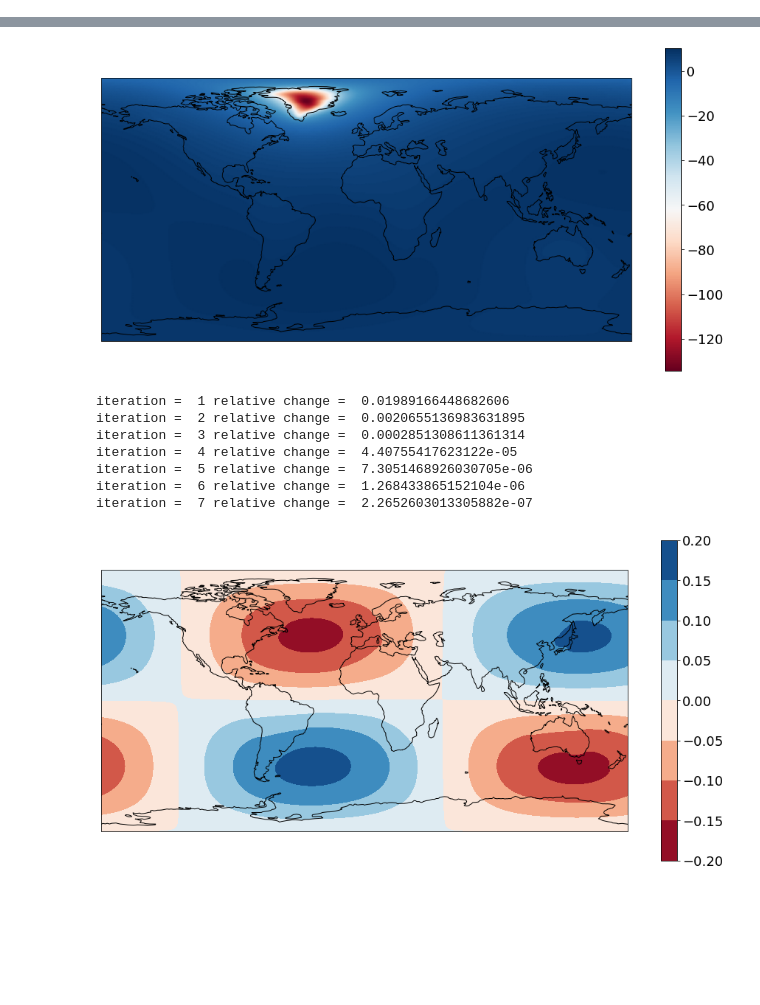
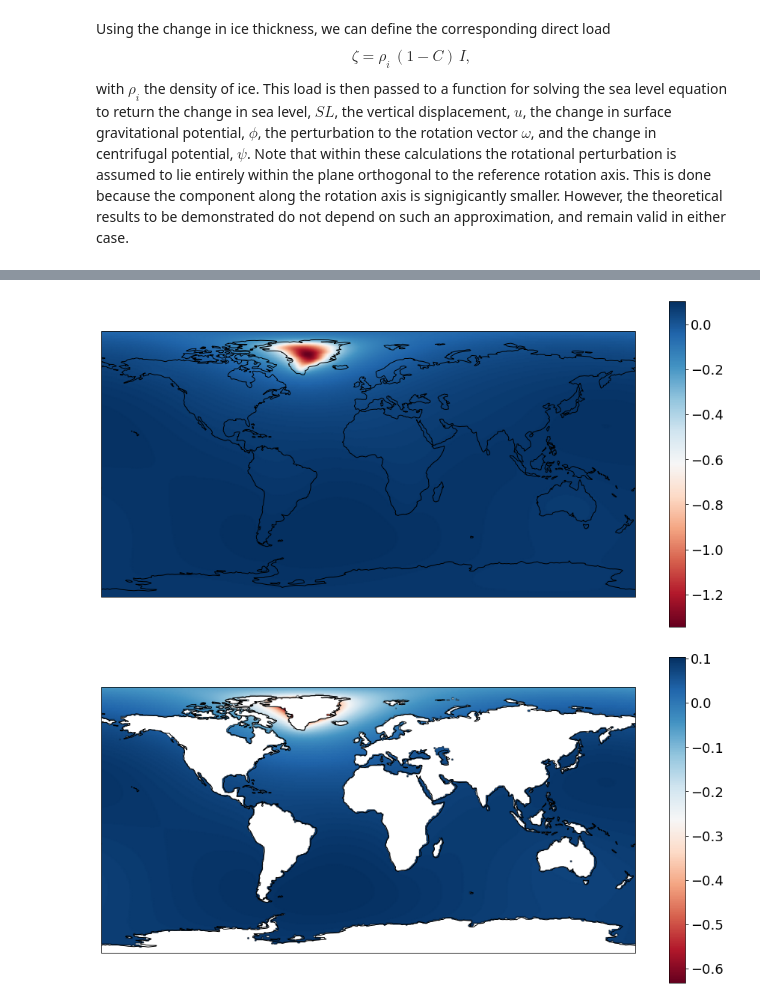
Before and after one commit to da380/SLReciprocityGJI, a Jupyter notebook: SL.ipynb, the cells around one changed output, grey strips where cells are left out. Cells and saved outputs as stored; diff of their text form; code cells hidden in the pictures; blank space fills up the shorter version.

```diff
--- a/SL.ipynb
+++ b/SL.ipynb
@@ -32,11 +70,6 @@ fraction of surface which is ocean =  0.712960233719624
 # %%
-# set covariance for a random field
-Q = SL.laplace_covariance(L,std = 1.,s = 2,mu = 0.1)
-
-# build a random melt geometry
-ice = SL.random_field(Q)*SL.ice_mask(sl0,ice0,0.)
-
-#ice = -1*SL.zero_southern_hemisphere(ice0)
+# set the change in ice thickness
+ice = -0.01*SL.zero_southern_hemisphere(ice0)
 
 # plot the result with suitable mask
 ice_mask = SL.ice_mask(sl0,ice0)
@@ -46,16 +79,21 @@ SL.plot(ice_mask*ice)
+# %% [markdown]
+Using the change in ice thickness, we can define the corresponding direct load
+\begin{equation}
+\zeta = \rho_{i} \,(1-C) \, I,
+\end{equation}
+with $\rho_{i}$ the density of ice. This load is then passed to a function for solving the sea level equation to return the change in sea level, $SL$, the vertical displacement, $u$, the change in surface gravitational potential, $\phi$, the perturbation to the rotation vector $\omega$, and the change in centrifugal potential, $\psi$. Note that within these calculations the rotational perturbation is assumed to lie entirely within the plane orthogonal to the reference rotation axis. This is done because the component along the rotation axis is signigicantly smaller. However, the theoretical results to be demonstrated do not depend on such an approximation, and remain valid in either case.
 # %%
 # set the direct load
 zeta   = SL.rhoi*(1-C)*ice
 
-# get uniform change
-slu = SL.bathtub(C,zeta)
+# solve the fingerprint problem
+sl,u,phi,om,psi = SL.fingerprint(C,zeta)
+ocean_mask = SL.ocean_mask(sl0,ice0)
 
-# solve the fingerprint problem
-sl,_,_,_,_ = SL.fingerprint(C,zeta)
-ocean_mask = SL.ocean_mask(sl0,ice0)
+# plot the result globally
 SL.plot(sl)
 
-sl2,_,_,_,_ = SL.fingerprint(C,zeta,rotation=False)
-
-SL.plot((sl-sl2)/slu,contour = True)
+# plot the result within the oceans only
+ocean_mask = SL.ocean_mask(sl0,ice0)
+SL.plot(ocean_mask*sl)
 # %% [output]
@@ -70,9 +108,2 @@ iteration =  8 relative change =  2.8727975153323515e-07
-[figure, old version]
+[figure, new version]
-iteration =  1 relative change =  0.01989166448682606
-iteration =  2 relative change =  0.0020655136983631895
-iteration =  3 relative change =  0.0002851308611361314
-iteration =  4 relative change =  4.40755417623122e-05
-iteration =  5 relative change =  7.3051468926030705e-06
-iteration =  6 relative change =  1.268433865152104e-06
-iteration =  7 relative change =  2.2652603013305882e-07
-[figure, old version]
+[figure, new version]
```
Also changed, not shown: parts of 28 cells of this notebook, 2 other files.
